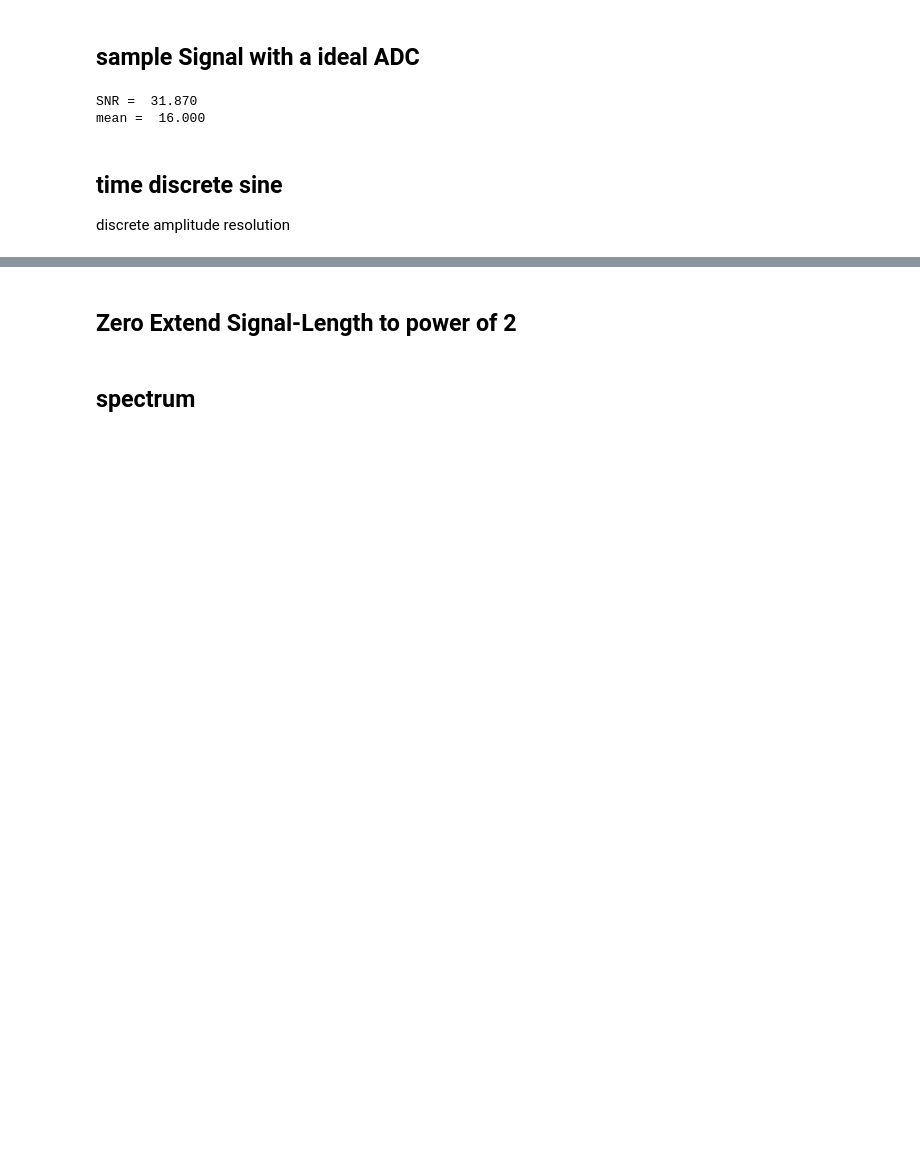
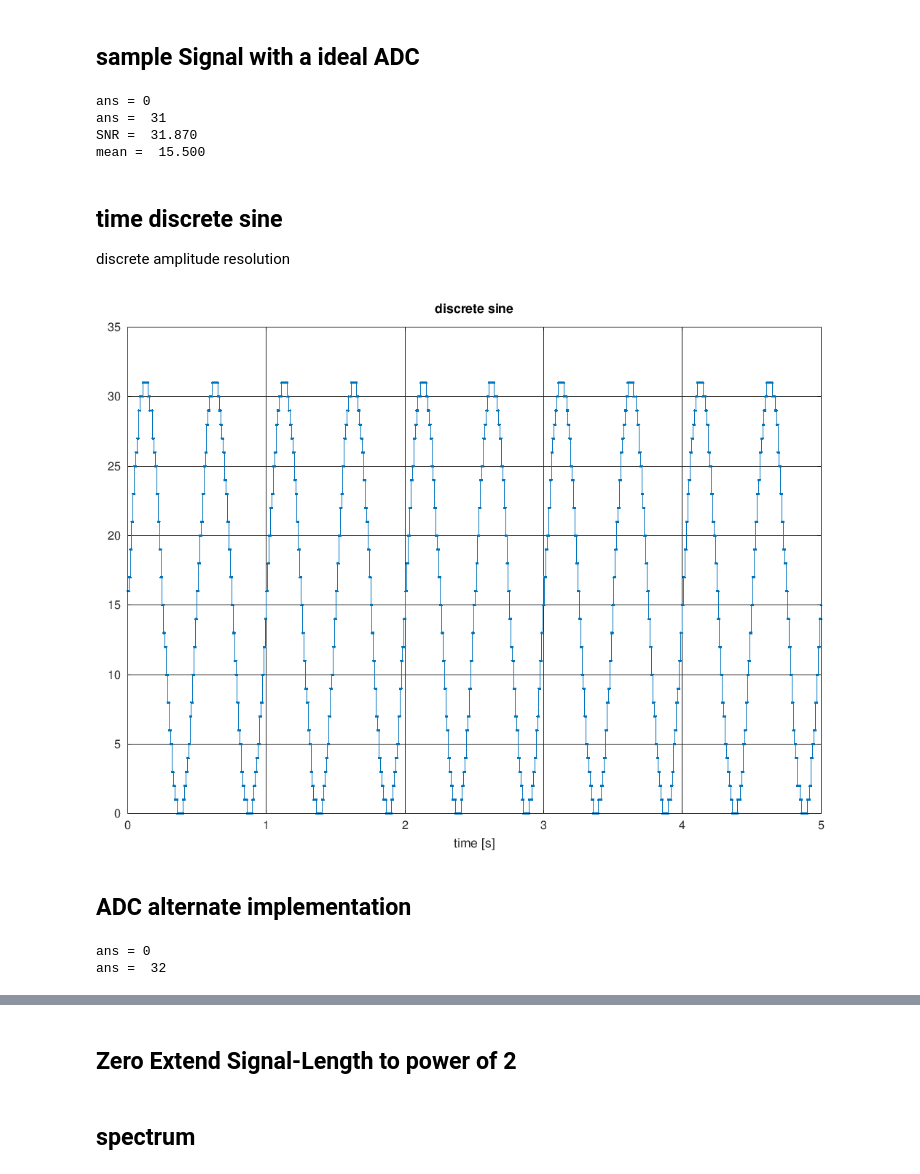
Before and after one commit to schnedann/Jupyter_Notebooks, a Jupyter notebook: octave/fft_spectral_scaling.ipynb, the cells around one changed output, grey strips where cells are left out. Cells and saved outputs as stored; diff of their text form; code cells hidden in the pictures; blank space fills up the shorter version.

```diff
--- a/octave/fft_spectral_scaling.ipynb
+++ b/octave/fft_spectral_scaling.ipynb
@@ -128,15 +179,29 @@ mean =   -1.7432e-16
 # %% [markdown]
 ## sample Signal with a ideal ADC
 # %%
-range=2.*amp;
+span=range(y);
 bits=5;
-LSB=range./(2.^bits);
-dy=round((y.+amp)./LSB);
+LSB=span./(2.^bits.-1);
+dy=round((y.+(span./2))./LSB);
+min(dy)
+max(dy)
 SNR=snr_expected(bits)
 mean=get_mean(dy)
 # %% [output]
+ans = 0
+ans =  31
 SNR =  31.870
-mean =  16.000
+mean =  15.500
 # %% [markdown]
 ## time discrete sine
 discrete amplitude resolution
+# %%
+figure(fig++);
+stairs(t,dy,"- .");
+grid on;
+title("discrete sine");
+xlabel("time [s]");
+# %% [output]
+[figure, added]
+# %% [markdown]
+## ADC alternate implementation
@@ -143,3 +238,10 @@ discrete amplitude resolution
+# %%
+dy=my_quantisize(y,bits,1);
+min(dy)
+max(dy)
+# %% [output]
+ans = 0
+ans =  32
 # %%
 figure(fig++);
 stairs(t,dy,"- .");
```
Also changed, not shown: parts of 27 cells of this notebook.
